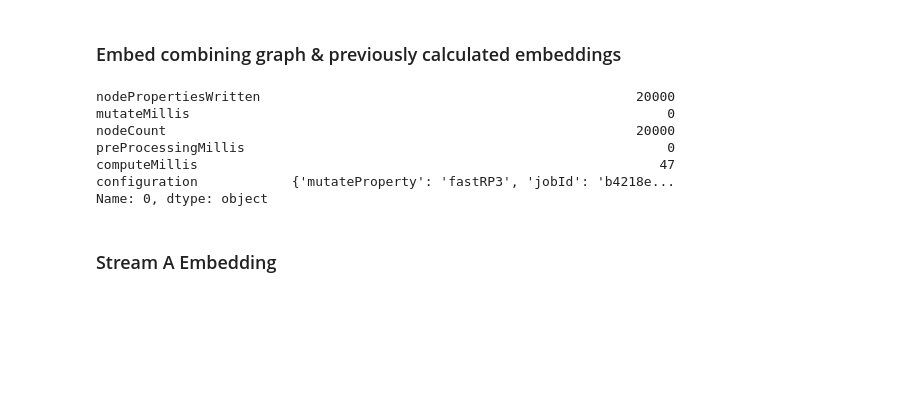
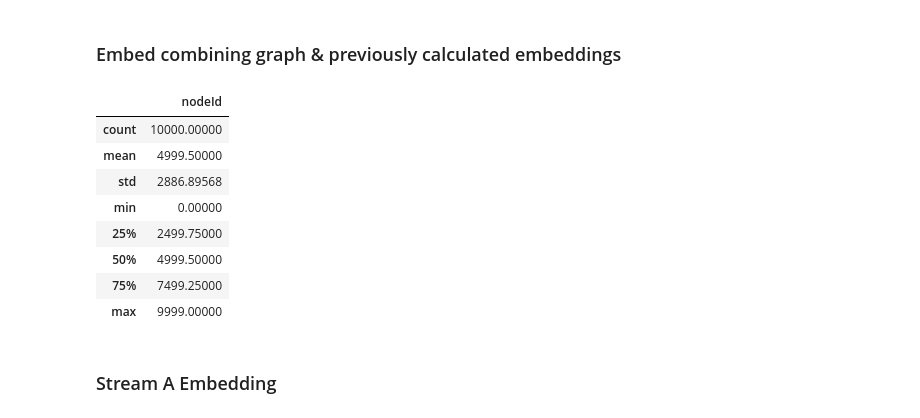
Before and after one commit to orazve/graph-data-science-client, a Jupyter notebook: examples/fastrp-reproduce-incorrect.ipynb, the cells around one changed output. Drawn from its saved outputs; the diff is of its cells as text; code cells hidden in the pictures; blank space fills up the shorter version.

```diff
--- a/examples/fastrp-reproduce-incorrect.ipynb
+++ b/examples/fastrp-reproduce-incorrect.ipynb
@@ -376,16 +376,21 @@ GC = gds.graph.construct(PROJECTION3, pd.concat([dfB2, dfA1]), relationships)
 ### Embed combining graph & previously calculated embeddings
 # %%
 EMBEDDING3 = 'fastRP3'
+gds.graph.nodeProperties.drop(GC, EMBEDDING3)
 gds.fastRP.mutate(GC, embeddingDimension=EMBEDDING_DIMENSION,
                   iterationWeights=[1.0], nodeSelfInfluence=NODE_SELF_INFLUENCE, propertyRatio=PROPERTY_RATIO, featureProperties=['propertyValue'], mutateProperty=EMBEDDING3)
+dfA2 = gds.graph.nodeProperty.stream(GC, EMBEDDING3, 'A')
+dfA2.describe()
 # %% [output]
-nodePropertiesWritten                                                20000
-mutateMillis                                                             0
-nodeCount                                                            20000
-preProcessingMillis                                                      0
-computeMillis                                                           47
-configuration            {'mutateProperty': 'fastRP3', 'jobId': 'b4218e...
-Name: 0, dtype: object
+|  | nodeId |
+| count | 10000.00000 |
+| mean | 4999.50000 |
+| std | 2886.89568 |
+| min | 0.00000 |
+| 25% | 2499.75000 |
+| 50% | 4999.50000 |
+| 75% | 7499.25000 |
+| max | 9999.00000 |
 # %% [markdown]
 ### Stream A Embedding
 # %%
```
Also changed, not shown: parts of 19 cells of this notebook, 3 other files.
